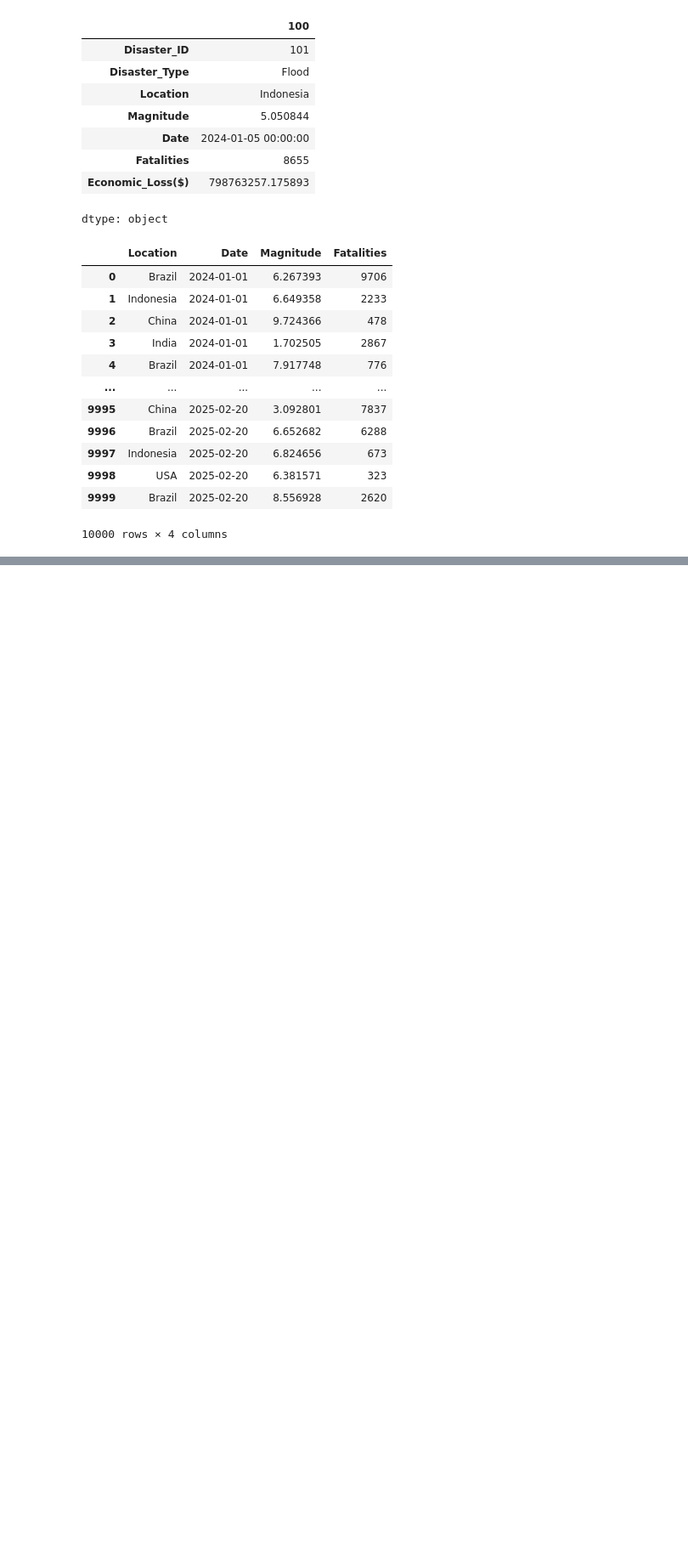
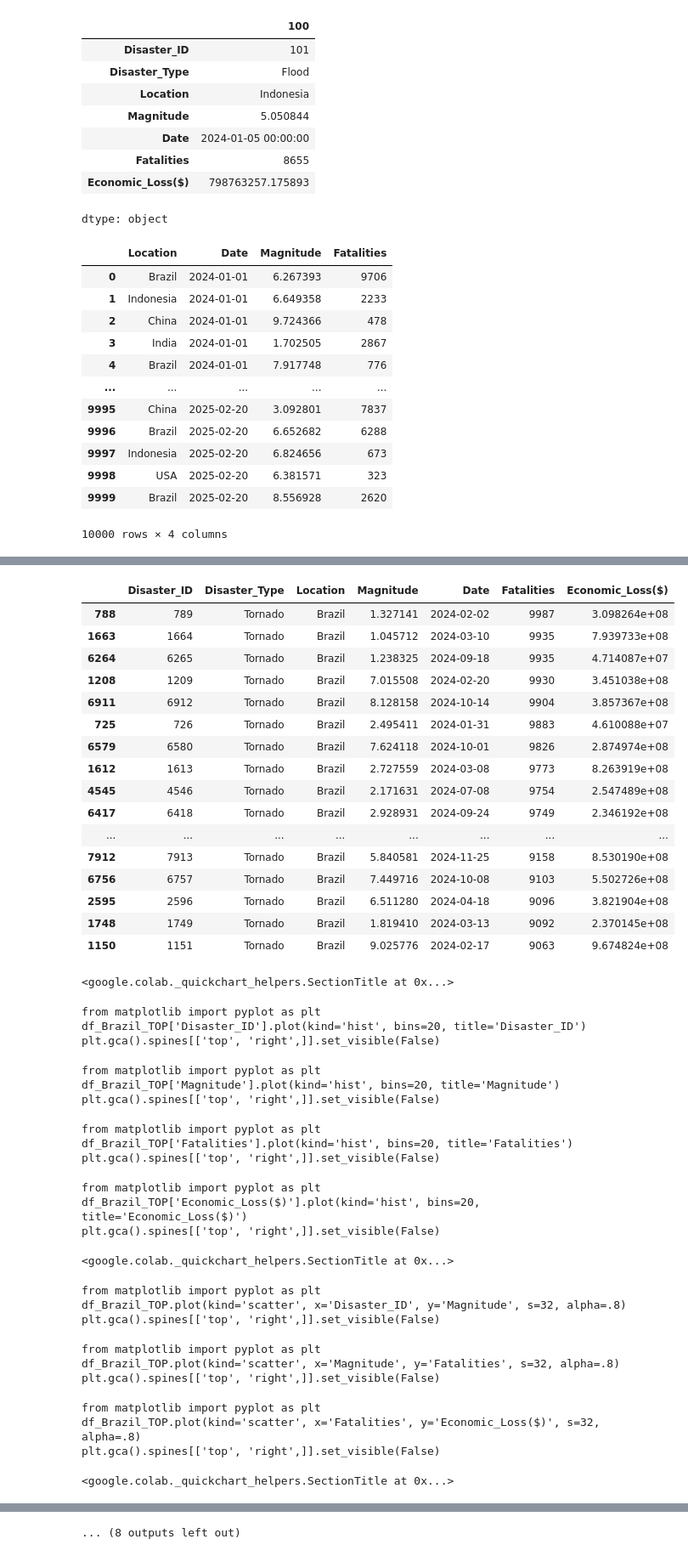
Before and after one commit to mks2607/Data_mks, a Jupyter notebook: Forecasting_Disaster_Management_in_2024.ipynb, the cells around one changed output, grey strips where cells are left out. Shown at 85% size. Saved outputs shown, nothing was run; the diff lists cells and outputs as text; code cells hidden in the pictures; blank space fills up the shorter version.

```diff
--- a/Forecasting_Disaster_Management_in_2024.ipynb
+++ b/Forecasting_Disaster_Management_in_2024.ipynb
@@ -157,0 +422,44 @@ df_Fatalities
+# %%
+df_Brazil_TOP
+# %% [output]
+|  | Disaster_ID | Disaster_Type | Location | Magnitude | Date | Fatalities | Economic_Loss($) |
+| 788 | 789 | Tornado | Brazil | 1.327141 | 2024-02-02 | 9987 | 3.098264e+08 |
+| 1663 | 1664 | Tornado | Brazil | 1.045712 | 2024-03-10 | 9935 | 7.939733e+08 |
+| 6264 | 6265 | Tornado | Brazil | 1.238325 | 2024-09-18 | 9935 | 4.714087e+07 |
+| 1208 | 1209 | Tornado | Brazil | 7.015508 | 2024-02-20 | 9930 | 3.451038e+08 |
+| 6911 | 6912 | Tornado | Brazil | 8.128158 | 2024-10-14 | 9904 | 3.857367e+08 |
+| 725 | 726 | Tornado | Brazil | 2.495411 | 2024-01-31 | 9883 | 4.610088e+07 |
+| 6579 | 6580 | Tornado | Brazil | 7.624118 | 2024-10-01 | 9826 | 2.874974e+08 |
+| 1612 | 1613 | Tornado | Brazil | 2.727559 | 2024-03-08 | 9773 | 8.263919e+08 |
+| 4545 | 4546 | Tornado | Brazil | 2.171631 | 2024-07-08 | 9754 | 2.547489e+08 |
+| 6417 | 6418 | Tornado | Brazil | 2.928931 | 2024-09-24 | 9749 | 2.346192e+08 |
+| ... | ... | ... | ... | ... | ... | ... | ... |
+| 7912 | 7913 | Tornado | Brazil | 5.840581 | 2024-11-25 | 9158 | 8.530190e+08 |
+| 6756 | 6757 | Tornado | Brazil | 7.449716 | 2024-10-08 | 9103 | 5.502726e+08 |
+| 2595 | 2596 | Tornado | Brazil | 6.511280 | 2024-04-18 | 9096 | 3.821904e+08 |
+| 1748 | 1749 | Tornado | Brazil | 1.819410 | 2024-03-13 | 9092 | 2.370145e+08 |
+| 1150 | 1151 | Tornado | Brazil | 9.025776 | 2024-02-17 | 9063 | 9.674824e+08 |
+<google.colab._quickchart_helpers.SectionTitle at 0x...>
+from matplotlib import pyplot as plt
+df_Brazil_TOP['Disaster_ID'].plot(kind='hist', bins=20, title='Disaster_ID')
+plt.gca().spines[['top', 'right',]].set_visible(False)
+from matplotlib import pyplot as plt
+df_Brazil_TOP['Magnitude'].plot(kind='hist', bins=20, title='Magnitude')
+plt.gca().spines[['top', 'right',]].set_visible(False)
+from matplotlib import pyplot as plt
+df_Brazil_TOP['Fatalities'].plot(kind='hist', bins=20, title='Fatalities')
+plt.gca().spines[['top', 'right',]].set_visible(False)
+from matplotlib import pyplot as plt
+df_Brazil_TOP['Economic_Loss($)'].plot(kind='hist', bins=20, title='Economic_Loss($)')
+plt.gca().spines[['top', 'right',]].set_visible(False)
+<google.colab._quickchart_helpers.SectionTitle at 0x...>
+from matplotlib import pyplot as plt
+df_Brazil_TOP.plot(kind='scatter', x='Disaster_ID', y='Magnitude', s=32, alpha=.8)
+plt.gca().spines[['top', 'right',]].set_visible(False)
+from matplotlib import pyplot as plt
+df_Brazil_TOP.plot(kind='scatter', x='Magnitude', y='Fatalities', s=32, alpha=.8)
+plt.gca().spines[['top', 'right',]].set_visible(False)
+from matplotlib import pyplot as plt
+df_Brazil_TOP.plot(kind='scatter', x='Fatalities', y='Economic_Loss($)', s=32, alpha=.8)
+plt.gca().spines[['top', 'right',]].set_visible(False)
+<google.colab._quickchart_helpers.SectionTitle at 0x...>
@@ -157,0 +481 @@ df_Fatalities
+... (8 outputs left out)
```
Also changed, not shown: parts of 26 cells of this notebook.
